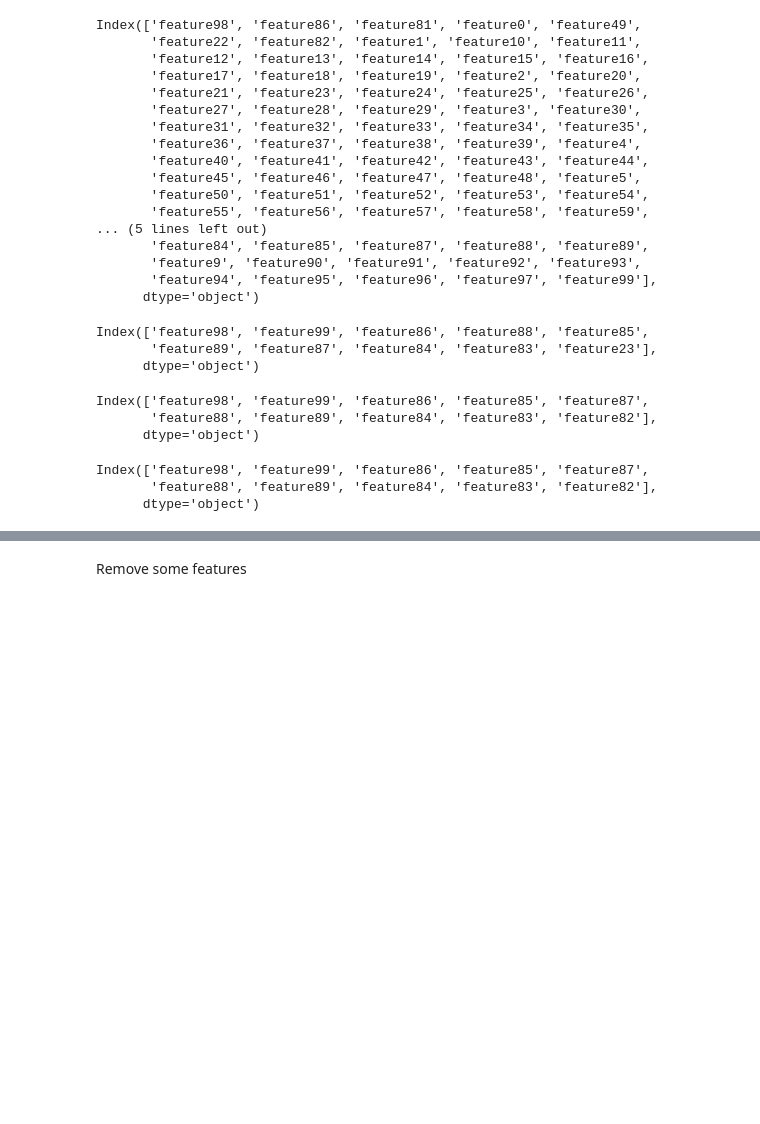
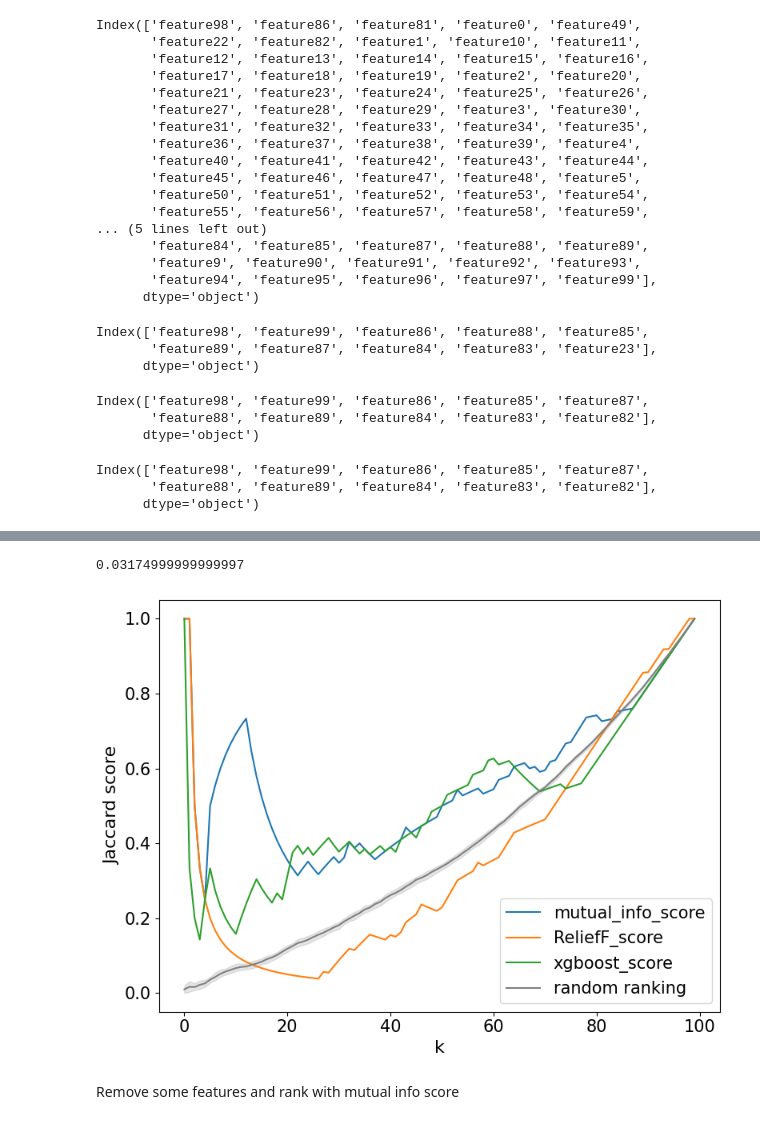
Before and after one commit to amadejp/DS_Project_Feature_Selection, a Jupyter notebook: src/top_k_features.ipynb, the cells around one changed output, grey strips where cells are left out. Cells and saved outputs as stored; diff of their text form; code cells hidden in the pictures; blank space fills up the shorter version.

```diff
--- a/src/top_k_features.ipynb
+++ b/src/top_k_features.ipynb
@@ -166,2 +191,79 @@ plt.show()
+# %%
+k_list = [1, 2, 4, 8, 16, 32, 64, 100]
+k_list = range(1, 101)
+
+# get 1000 jaccard scores for random rankings for each k to get 95CI
+random_scores_dict = {}
+for i in range(100):
+    np.random.shuffle(cols)
+    for k in k_list:
+        if k not in random_scores_dict:
+            random_scores_dict[k] = []
+        random_scores_dict[k].append(eval_algos.jaccard_k(cols[:k], gt_first_gen[:k], k))
+# %%
+# do bootstrap for each k
+random_bootstrapped = {}
+for k in k_list:
+    random_bootstrapped[k] = stats.bootstrap((random_scores_dict[k], ), np.mean, confidence_level=0.95, n_resamples=100, method='percentile')
+# %%
+random_bootstrapped[2].confidence_interval.high
+# %% [output]
+0.03174999999999997
+# %%
+# plot ranking scores of mutual_info_score, ReliefF_score, xgboost_score
+# plot mean and 95% CI for random rankings as plot line
+
+fig, ax = plt.subplots(figsize=(8, 6))
+
+for key in ['mutual_info_score', 'ReliefF_score', 'xgboost_score']:
+    ax.plot(first_gen_dict[key], label=key)
+
+random_mean_list = []
+random_ci_list = []
+random_ci_low_list = []
+random_ci_high_list = []
+random_max_list = []
+random_min_list = []
+for k in k_list:
+    random_mean = np.mean(random_scores_dict[k])
+    random_ci_low = random_bootstrapped[k].confidence_interval.low
+    random_ci_high = random_bootstrapped[k].confidence_interval.high
+    #random_ci = 1.96 * np.std(random_scores_dict[k])
+    # take 5 max and 5 min values to get 95% CI
+    #random_scores_dict[k].sort()
+    #random_scores_dict[k] = random_scores_dict[k][5:-5]
+    #random_mean = np.mean(random_scores_dict[k])
+    #random_max = max(random_scores_dict[k])
+    #random_min = min(random_scores_dict[k])
+    random_mean_list.append(random_mean)
+    random_ci_low_list.append(random_ci_low)
+    random_ci_high_list.append(random_ci_high)
+    #random_max_list.append(random_max)
+    #random_min_list.append(random_min)
+
+#print(np.array(random_mean_list) - np.array(random_ci_list), np.array(random_mean_list) + np.array(random_ci_list))
+
+ax.plot(random_mean_list, label='random ranking', color='grey')
+x = [k-1 for k in k_list]
+ax.fill_between(x, random_ci_low_list, random_ci_high_list, alpha=0.2, color='grey')
+#ax.fill_between(x, random_min_list, random_max_list, alpha=0.2, color='grey')
+
+ax.set_xlabel('k')
+ax.set_ylabel('Jaccard score')
+#ax.set_title('Ranking evaluation comparison for \'first generation\' ground truth')
+ax.legend()
+
+ax.tick_params(axis='both', which='major', labelsize=15)
+ax.xaxis.label.set_size(16)
+ax.yaxis.label.set_size(16)
+ax.title.set_size(18)
+# legend font size
+ax.legend(prop={'size': 15})
+
+plt.tight_layout()
+plt.savefig('img/report_top_k_scores_first_gen.png', dpi=400, bbox_inches='tight')
+plt.show()
+# %% [output]
+[figure, added]
 # %% [markdown]
-Remove some features
+Remove some features and rank with mutual info score
```
Also changed, not shown: parts of 21 cells of this notebook, 8 other files.
